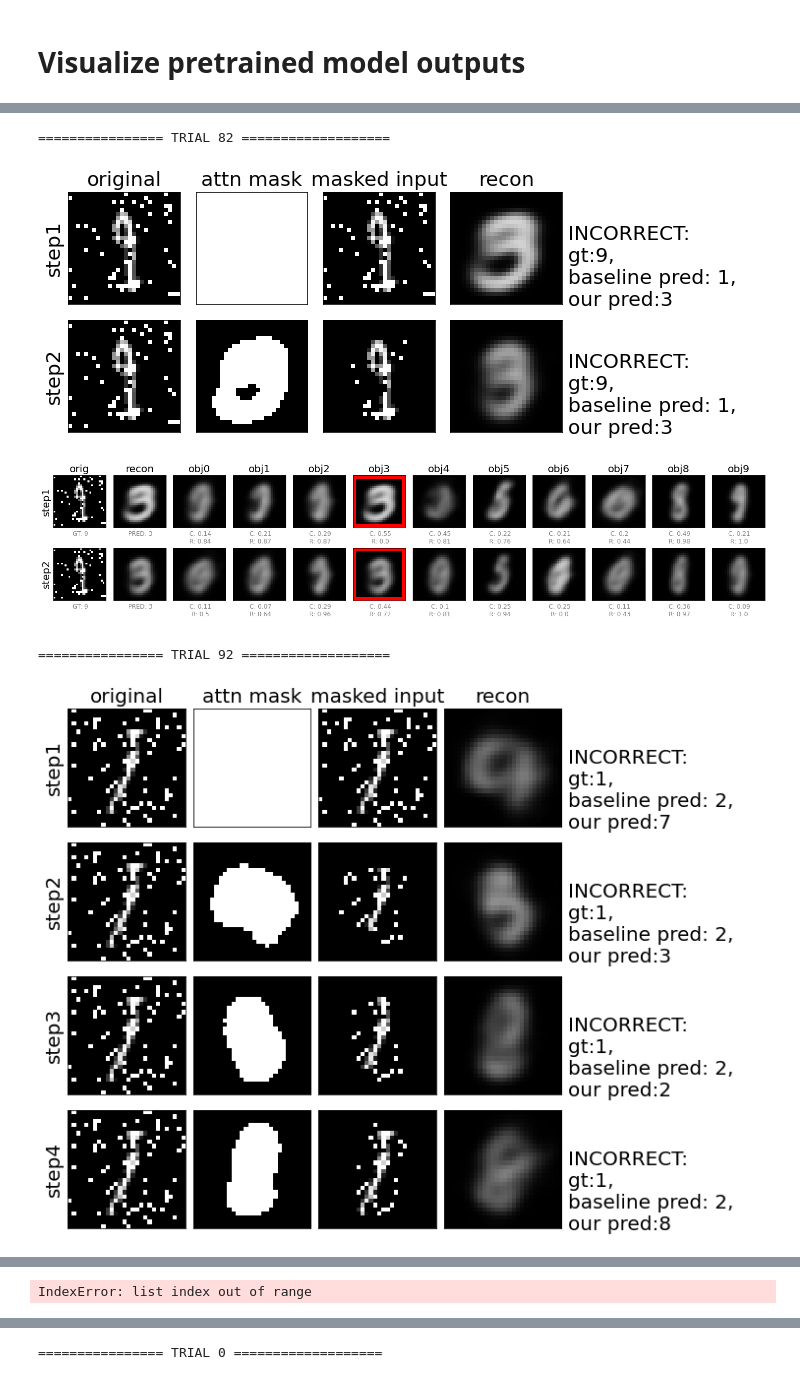
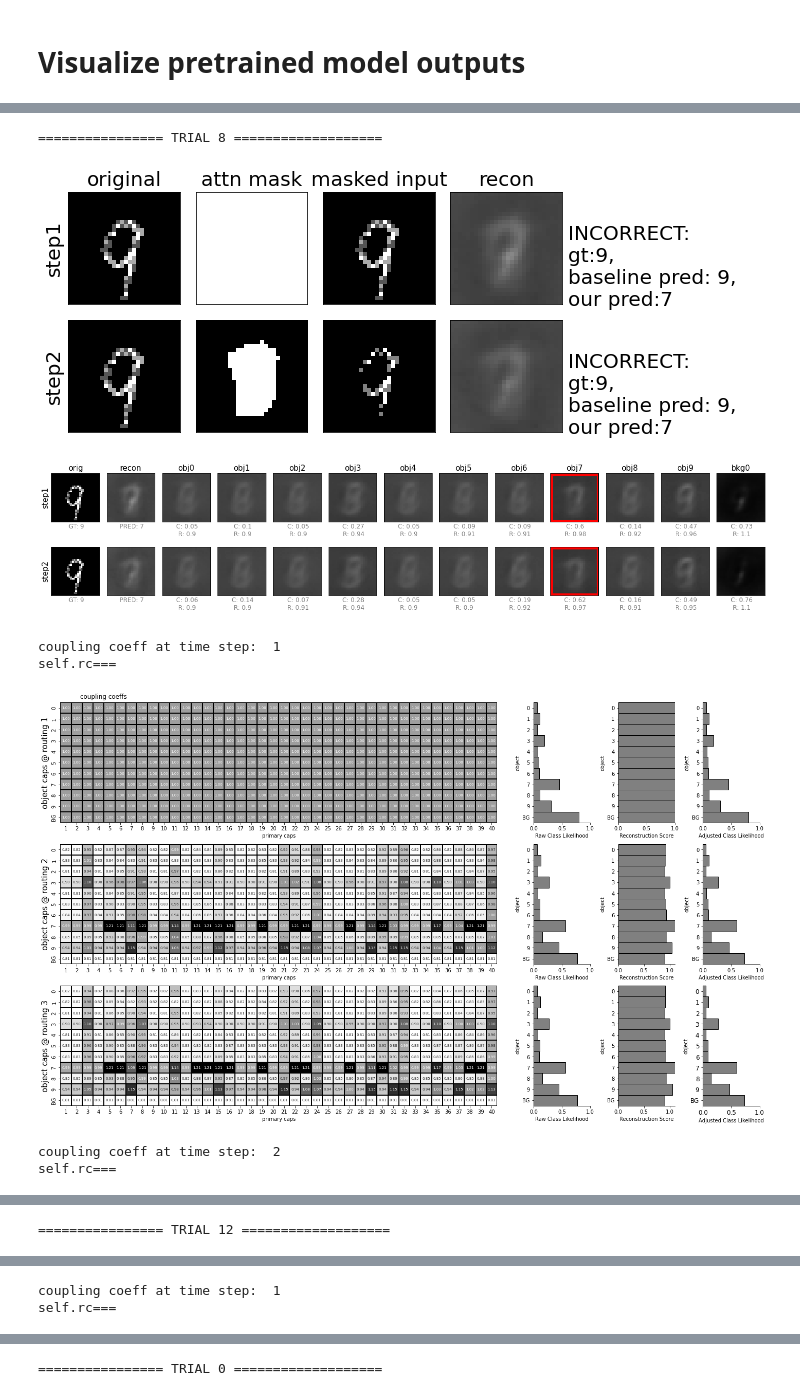
Before and after one commit to ahnchive/ORA-recognition, a Jupyter notebook: eval_rrcapsnet_original.ipynb, the cells around one changed output, grey strips where cells are left out. Cells and saved outputs as stored; diff of their text form; code cells hidden in the pictures.

```diff
--- a/eval_rrcapsnet_original.ipynb
+++ b/eval_rrcapsnet_original.ipynb
@@ -626,7 +623,7 @@ task='mnist_c_mini'
 train=False #train or test dataset
 print_args=False
 args_to_update = {'device':DEVICE, 'batch_size':BATCHSIZE,
-                 'time_steps': 4, 'routings': 3, 'routing_type': 'pd-recon', #'original'
+                 'time_steps': 4, 'routings': 3, #'routing_type': 'pd-recon', #'original'
                  'min_coup': 0.5, 'min_rscore': 0.5, 'mask_threshold': 0.1}
 
 modellist = [
@@ -645,7 +642,7 @@ modellist = [
 ## cnn style encoder
 # './models/rrcapsnet/run1_epoch50_acc0.9917.pt',
 # './models/rrcapsnet/run2_epoch50_acc0.9915.pt',
-'./models/rrcapsnet/run3_epoch50_acc0.9907.pt',
+# './models/rrcapsnet/run3_epoch50_acc0.9907.pt',
 # './models/rrcapsnet/run4_epoch50_acc0.9905.pt',
 # './models/rrcapsnet/run5_epoch50_acc0.9907.pt',
 
@@ -655,6 +652,16 @@ modellist = [
 # './results/mnist/Mar21_1116_run3_capsnetstyle/archive_model_epoch50_acc0.9828.pt',
 # './results/mnist/Mar21_1207_run4_capsnetstyle/archive_model_epoch50_acc0.9818.pt',
 
+## test on clean mnist
+# './results/mnist/Apr25_0202_clean_run1/archive_model_epoch50_acc0.9973.pt',
+# './results/mnist/Apr25_0220_clean_run2/archive_model_epoch50_acc0.9976.pt',
+'./results/mnist/Apr25_0238_clean_run3/archive_model_epoch50_acc0.9972.pt',
+# './results/mnist/Apr25_0255_clean_run4/archive_model_epoch50_acc0.9971.pt',
+# './results/mnist/Apr25_0313_clean_run5/archive_model_epoch50_acc0.9976.pt'
+
+# test on background image
+# './results/mnist/Apr26_1759_test/archive_model_epoch30_acc0.7484.pt'
+#  './results/mnist/Apr26_1759_test/archive_model_epoch50_acc0.7515.pt'
 ]
 
 
@@ -732,11 +739,12 @@ print_args=False
 
 # load model
 args_to_update = {'device':DEVICE, 'batch_size':BATCHSIZE,
-                 'time_steps': 4, 'routings': 1, 'routing_type': 'pd-recon', #'original'
-                 'min_coup': 0.5, 'min_rscore': 0.5, 'mask_threshold': 0.1}
+                 'time_steps': 4, 'routings': 3, #'routing_type': 'pd-recon', #'original'
+                 'min_coup': 0.5, 'min_rscore': 0.5, 'mask_threshold': 0.25}
 
 load_model_path = './models/rrcapsnet/run3_epoch50_acc0.9907.pt'
-
+load_model_path ='./results/mnist/Apr25_0111_recon_step1_routing1_seed3/archive_model_epoch50_acc0.9916.pt'
+load_model_path = './results/mnist/Apr26_1759_test/archive_model_epoch50_acc0.7515.pt'
 
 args = load_args(load_model_path, args_to_update, print_args)
 model = load_model(args)
@@ -844,39 +852,42 @@ n_image =2000
 
 
 condition = 'first correct last incorrect'
 condition = 'first incorrect last correct'
 # condition = 'first incorrect last incorrect'
+condition = 'all'
+# condition = 'correct'
 condition = 'incorrect'
-# condition = 'all'
-# condition = 'correct'
 
 # condition = [6, 41, 66]
 # condition = [7, 11]
 # condition = [66, 114, 656] #batchnum1
 # condition = [6] #batchnum2
 # condition = [6] #batchnum3
 # condition = [17]
 # condition = [8] #batchnum 3
 # condition = [22, 33,41,44,75,82,88,147] #fog batch
 # condition = [6,7]
 # condition = [17]
 # condition = [447]
 # condition = [167, 502, 1466]
 
 # condition = trialid_to_visualize #[:20]
 # condition = list(np.where(nstep==3)[0])
 # condition = [309]
 # condition = [560, 893]
 # condition=[7]
-condition=[82, 92]
+# condition=[82, 92]
 
 visualize_detail(model, x.to(DEVICE), y_hot, outputs_model,
                  x_recon_step, objcaps_len_step, args,
                  start=idx_start, n_image=n_image, plot_trials_when = condition,
-                 plot_routings=False, pred_to_compare=pred_cnn, num_steps_to_finish=list(nstep))
+                 plot_routings=True, pred_to_compare=pred_cnn, num_steps_to_finish=list(nstep))
 # %% [output]
-================ TRIAL 82 ===================
+================ TRIAL 8 ===================
-[figure, old version]
+[figure, new version]
-[figure, old version]
+[figure, new version]
-================ TRIAL 92 ===================
+coupling coeff at time step:  1
+self.rc===
-[figure, old version]
+[figure, new version]
+coupling coeff at time step:  2
+self.rc===
@@ -884 +895 @@ visualize_detail(model, x.to(DEVICE), y_hot, outputs_model,
-IndexError: list index out of range
+================ TRIAL 12 ===================
@@ -884,0 +898,2 @@ IndexError: list index out of range
+coupling coeff at time step:  1
+self.rc===
```
Also changed, not shown: parts of 7 cells of this notebook, 11 other files.
